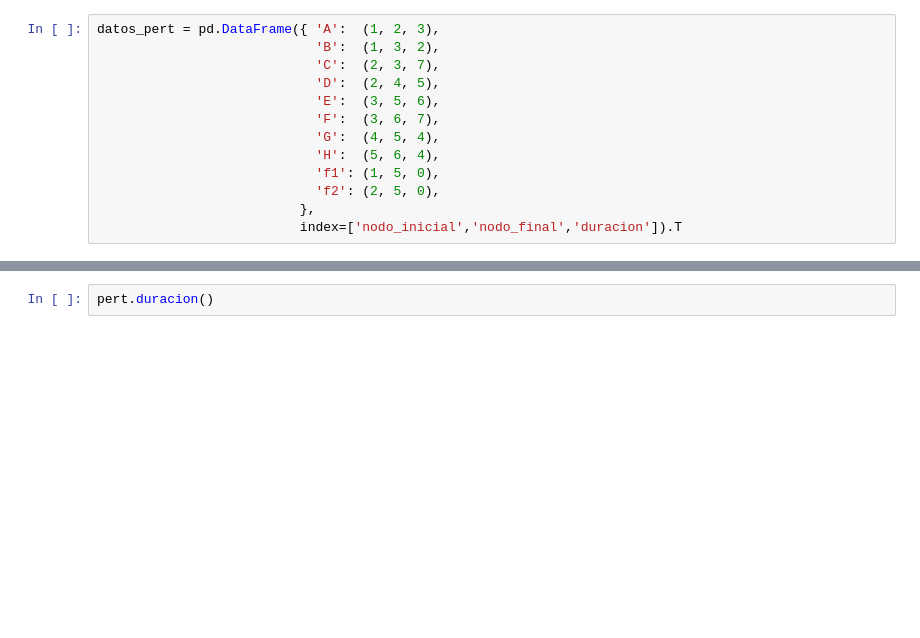
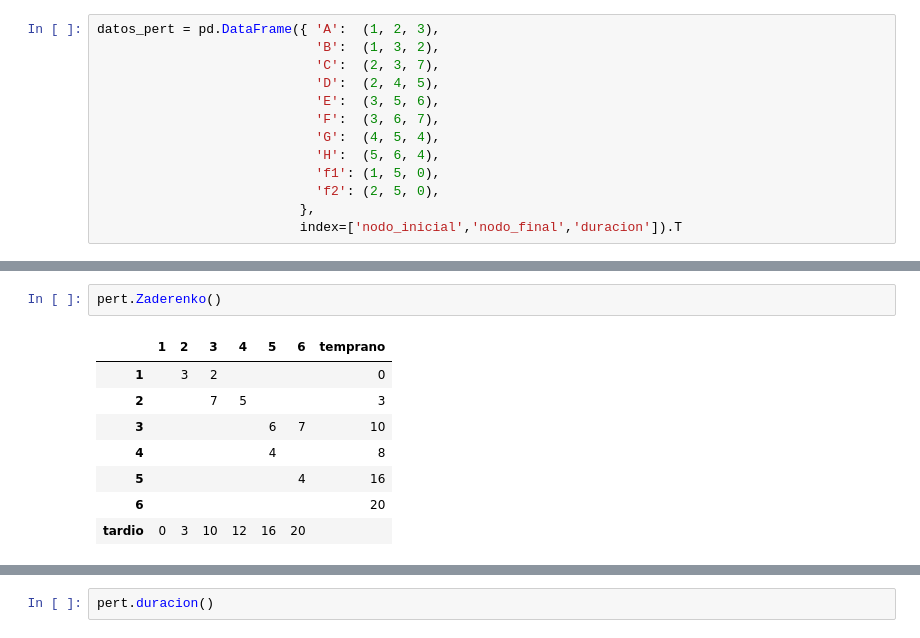
Before and after one commit to mcasl/pmULE, a Jupyter notebook: PERTs en Python.ipynb, the cells around one changed output, grey strips where cells are left out. Cells and saved outputs as stored; diff of their text form; blank space fills up the shorter version.

```diff
--- a/PERTs en Python.ipynb
+++ b/PERTs en Python.ipynb
@@ -72,0 +126,11 @@ pert.tiempos()
+# %%
+pert.Zaderenko()
+# %% [output]
+|  | 1 | 2 | 3 | 4 | 5 | 6 | temprano |
+| 1 |  | 3 | 2 |  |  |  | 0 |
+| 2 |  |  | 7 | 5 |  |  | 3 |
+| 3 |  |  |  |  | 6 | 7 | 10 |
+| 4 |  |  |  |  | 4 |  | 8 |
+| 5 |  |  |  |  |  | 4 | 16 |
+| 6 |  |  |  |  |  |  | 20 |
+| tardio | 0 | 3 | 10 | 12 | 16 | 20 |  |
```
Also changed, not shown: parts of 13 cells of this notebook.
